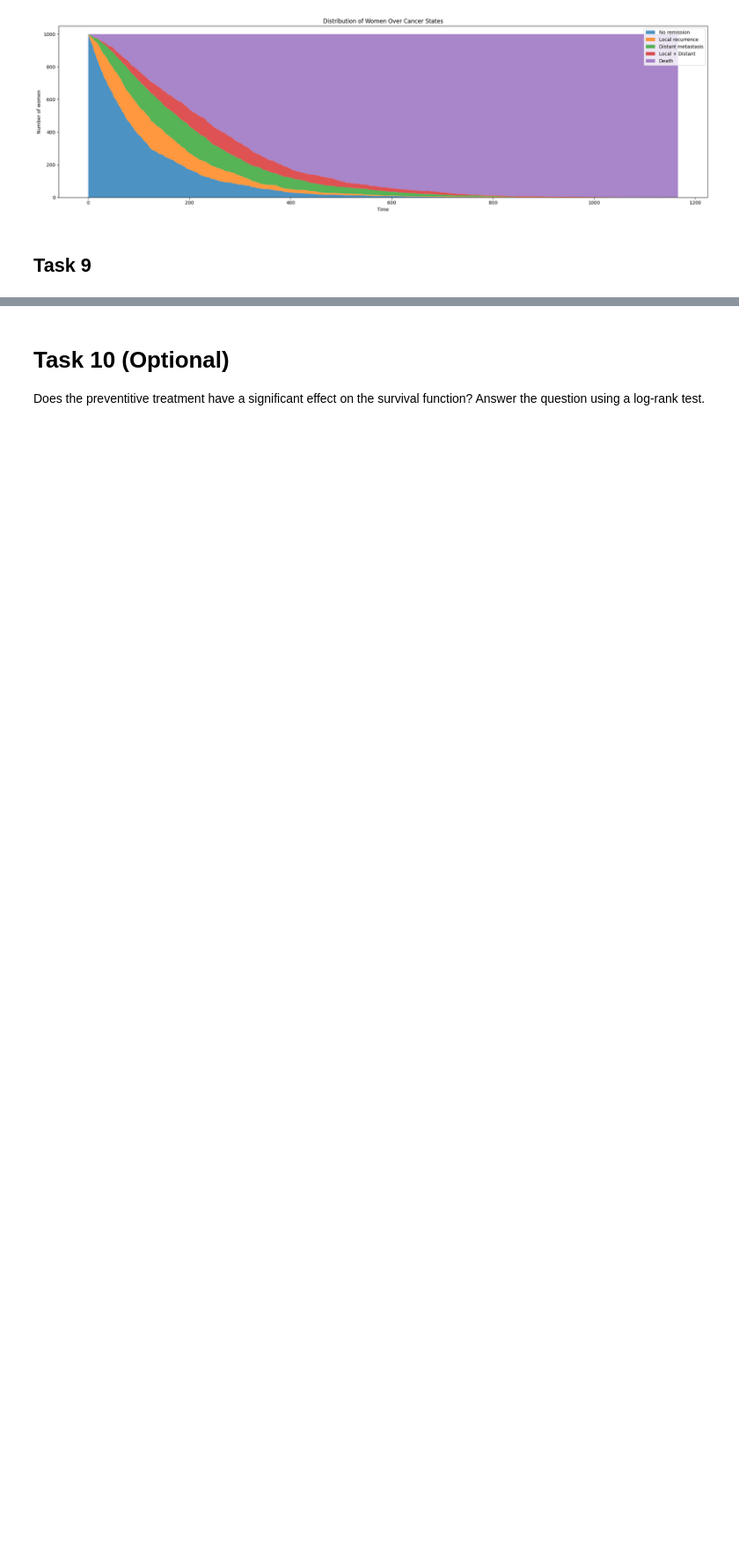
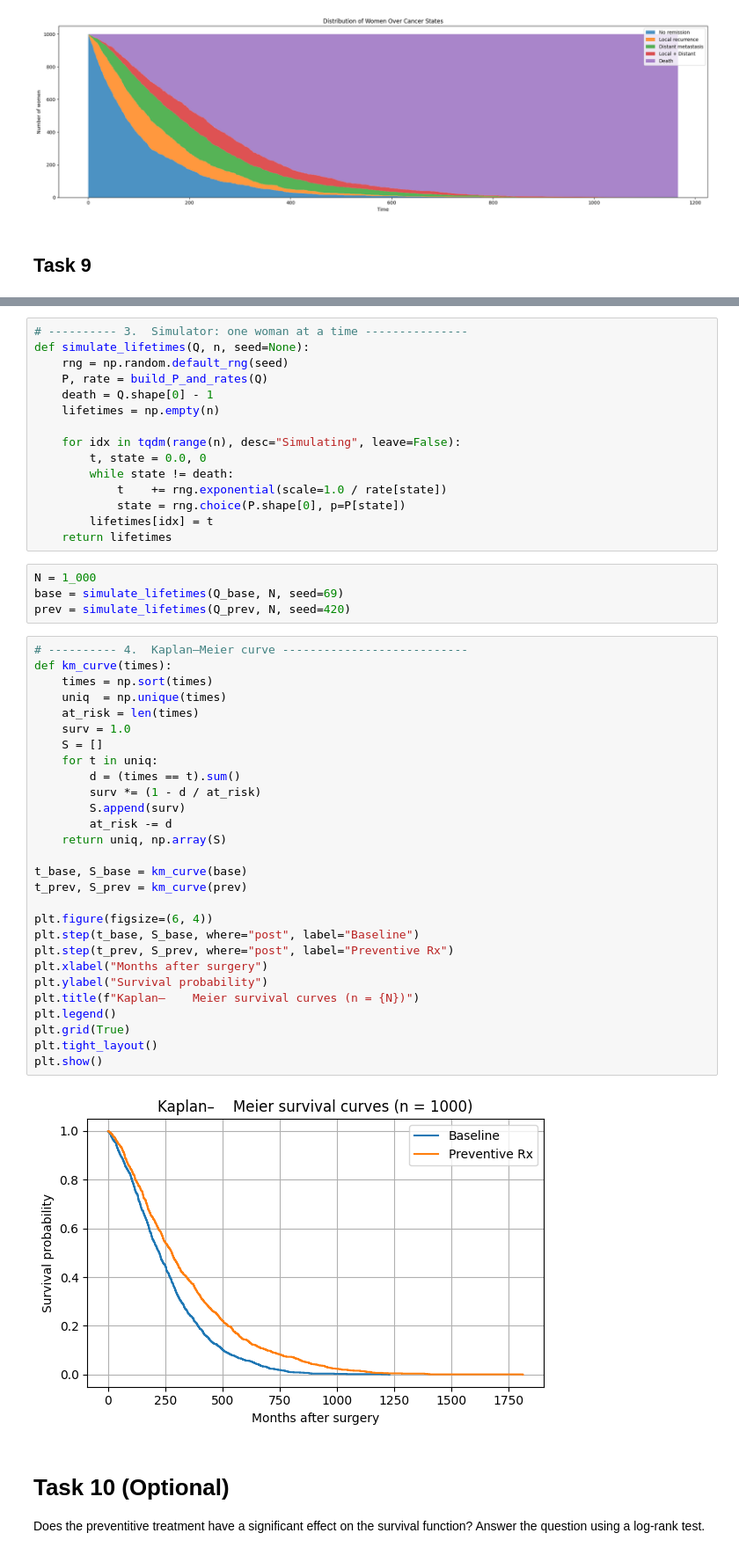
Before and after one commit to AntonJorg/stochastic_simulation, a Jupyter notebook: project1/Part2.ipynb, the cells around one changed output, grey strips where cells are left out. Shown at 88% size. Cells and saved outputs as stored; diff of their text form; blank space fills up the shorter version.

```diff
--- a/project1/Part2.ipynb
+++ b/project1/Part2.ipynb
@@ -399,3 +354,52 @@ plot_kaplan_meier(results, results_9)
+# %%
+# ---------- 3.  Simulator: one woman at a time ---------------
+def simulate_lifetimes(Q, n, seed=None):
+    rng = np.random.default_rng(seed)
+    P, rate = build_P_and_rates(Q)
+    death = Q.shape[0] - 1
+    lifetimes = np.empty(n)
+
+    for idx in tqdm(range(n), desc="Simulating", leave=False):
+        t, state = 0.0, 0
+        while state != death:
+            t    += rng.exponential(scale=1.0 / rate[state])
+            state = rng.choice(P.shape[0], p=P[state])
+        lifetimes[idx] = t
+    return lifetimes
+# %%
+N = 1_000
+base = simulate_lifetimes(Q_base, N, seed=69)
+prev = simulate_lifetimes(Q_prev, N, seed=420)
+# %%
+# ---------- 4.  Kaplan–Meier curve ---------------------------
+def km_curve(times):
+    times = np.sort(times)
+    uniq  = np.unique(times)
+    at_risk = len(times)
+    surv = 1.0
+    S = []
+    for t in uniq:
+        d = (times == t).sum()
+        surv *= (1 - d / at_risk)
+        S.append(surv)
+        at_risk -= d
+    return uniq, np.array(S)
+
+t_base, S_base = km_curve(base)
+t_prev, S_prev = km_curve(prev)
+
+plt.figure(figsize=(6, 4))
+plt.step(t_base, S_base, where="post", label="Baseline")
+plt.step(t_prev, S_prev, where="post", label="Preventive Rx")
+plt.xlabel("Months after surgery")
+plt.ylabel("Survival probability")
+plt.title(f"Kaplan–    Meier survival curves (n = {N})")
+plt.legend()
+plt.grid(True)
+plt.tight_layout()
+plt.show()
+# %% [output]
+[figure, added]
 # %% [markdown]
 # Task 10 (Optional)
 
```
Also changed, not shown: parts of 7 cells of this notebook.
